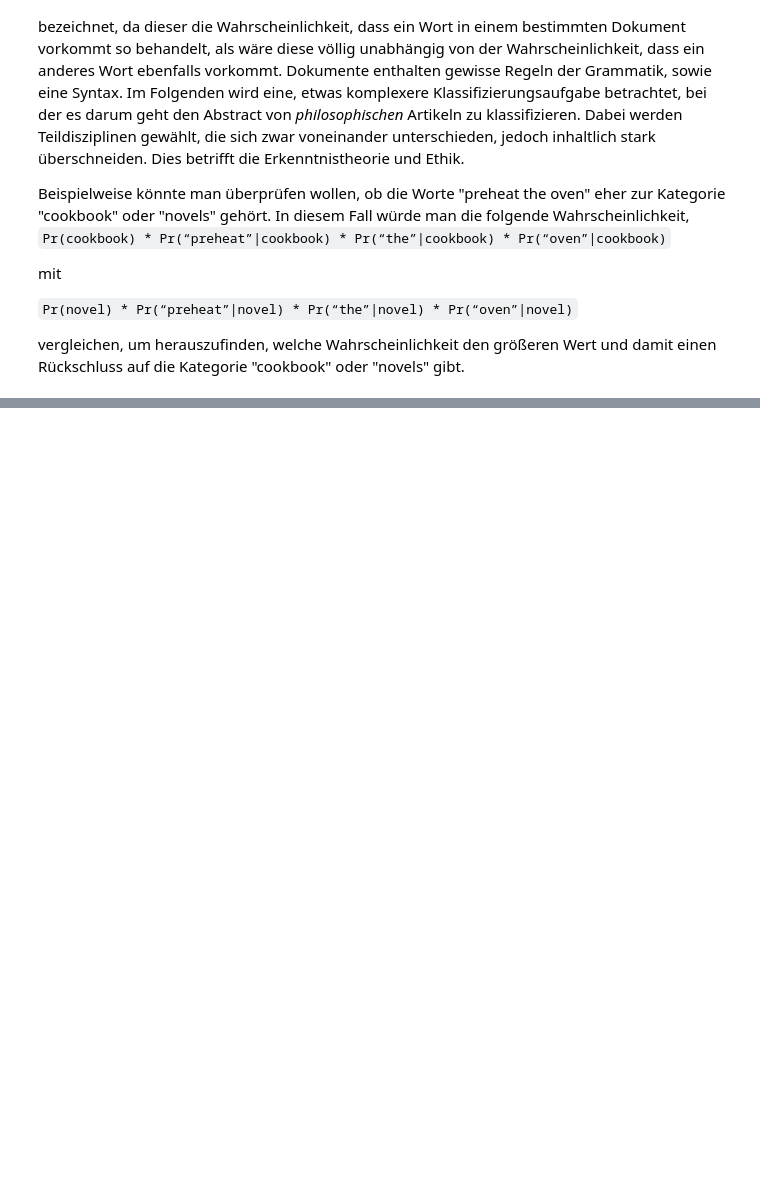
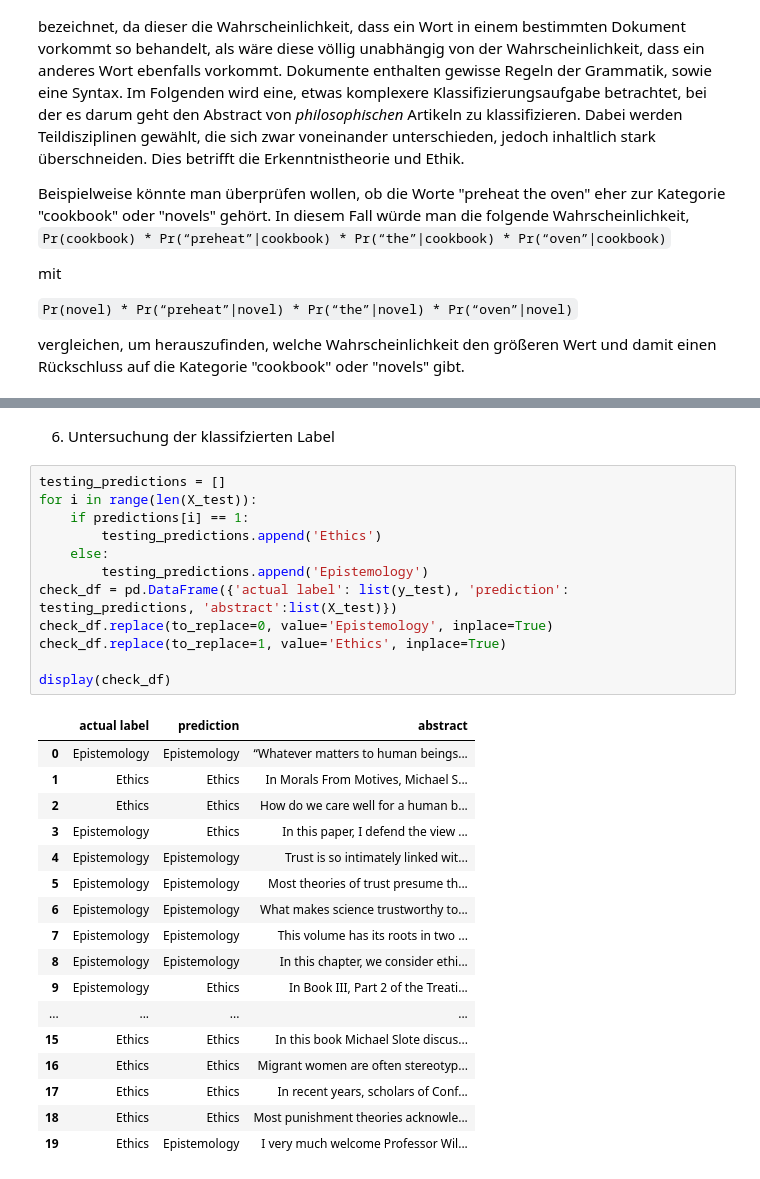
Before and after one commit to JaninaMattes/data-mining-pattern-recogntion, a Jupyter notebook: src/proj4_document_classification/model/VersuchDocumentClassification.ipynb, the cells around one changed output, grey strips where cells are left out. Drawn from its saved outputs; the diff is of its cells as text; blank space fills up the shorter version.

```diff
--- a/src/proj4_document_classification/model/VersuchDocumentClassification.ipynb
+++ b/src/proj4_document_classification/model/VersuchDocumentClassification.ipynb
@@ -652,0 +773,32 @@ SyntaxError: invalid character in identifier (<ipython-input-240-23a3955dd91e>,
+# %% [markdown]
+6. Untersuchung der klassifzierten Label
+# %%
+testing_predictions = []
+for i in range(len(X_test)):
+    if predictions[i] == 1:
+        testing_predictions.append('Ethics')
+    else:
+        testing_predictions.append('Epistemology')
+check_df = pd.DataFrame({'actual label': list(y_test), 'prediction': testing_predictions, 'abstract':list(X_test)})
+check_df.replace(to_replace=0, value='Epistemology', inplace=True)
+check_df.replace(to_replace=1, value='Ethics', inplace=True)
+
+display(check_df)
+# %% [output]
+|  | actual label | prediction | abstract |
+| 0 | Epistemology | Epistemology | “Whatever matters to human beings... |
+| 1 | Ethics | Ethics | In Morals From Motives, Michael S... |
+| 2 | Ethics | Ethics | How do we care well for a human b... |
+| 3 | Epistemology | Ethics | In this paper, I defend the view ... |
+| 4 | Epistemology | Epistemology | Trust is so intimately linked wit... |
+| 5 | Epistemology | Epistemology | Most theories of trust presume th... |
+| 6 | Epistemology | Epistemology | What makes science trustworthy to... |
+| 7 | Epistemology | Epistemology | This volume has its roots in two ... |
+| 8 | Epistemology | Epistemology | In this chapter, we consider ethi... |
+| 9 | Epistemology | Ethics | In Book III, Part 2 of the Treati... |
+| ... | ... | ... | ... |
+| 15 | Ethics | Ethics | In this book Michael Slote discus... |
+| 16 | Ethics | Ethics | Migrant women are often stereotyp... |
+| 17 | Ethics | Ethics | In recent years, scholars of Conf... |
+| 18 | Ethics | Ethics | Most punishment theories acknowle... |
+| 19 | Ethics | Epistemology | I very much welcome Professor Wil... |
```
Also changed, not shown: parts of 39 cells of this notebook, 4 other files.
